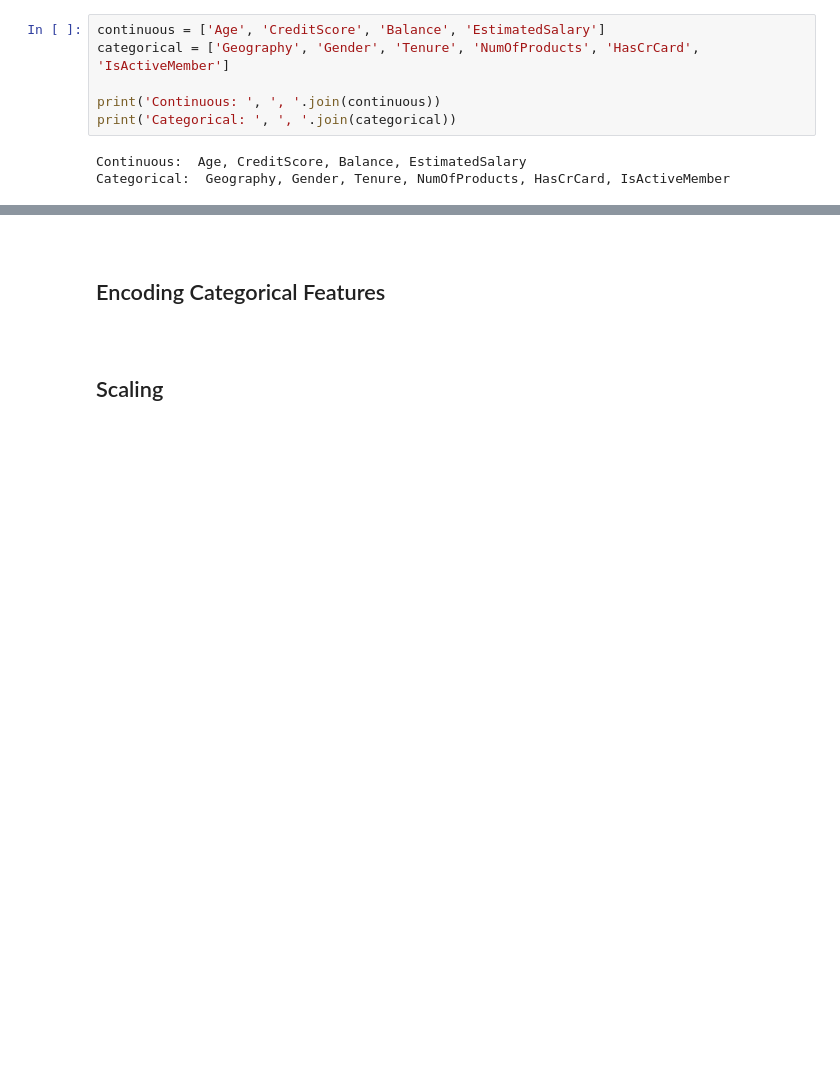
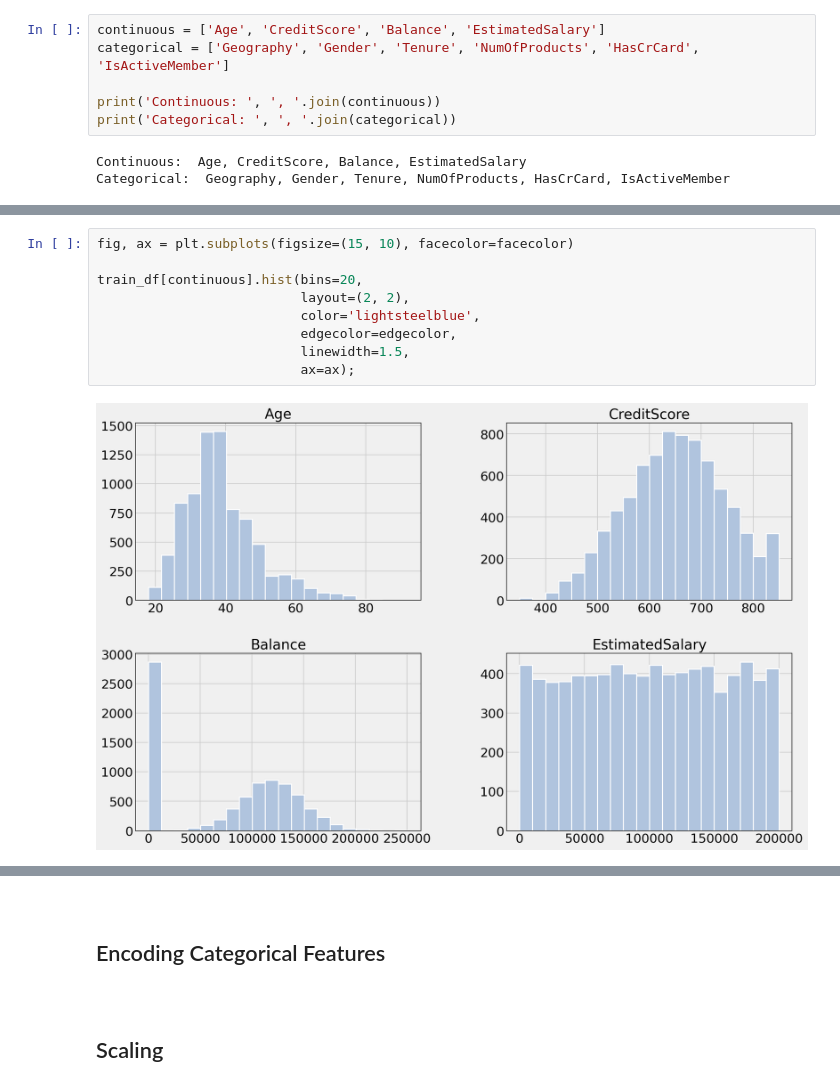
Before and after one commit to KOrfanakis/Predicting_Customer_Churn_Classification, a Jupyter notebook: Analysis_Notebook.ipynb, the cells around one changed output, grey strips where cells are left out. Saved outputs shown, nothing was run; the diff lists cells and outputs as text; blank space fills up the shorter version.

```diff
--- a/Analysis_Notebook.ipynb
+++ b/Analysis_Notebook.ipynb
@@ -241,0 +339,11 @@ Categorical:  Geography, Gender, Tenure, NumOfProducts, HasCrCard, IsActiveMembe
+# %%
+fig, ax = plt.subplots(figsize=(15, 10), facecolor=facecolor)
+
+train_df[continuous].hist(bins=20,
+                          layout=(2, 2),
+                          color='lightsteelblue',
+                          edgecolor=edgecolor,
+                          linewidth=1.5,
+                          ax=ax);
+# %% [output]
+[figure, added]
```
Also changed, not shown: parts of 35 cells of this notebook.
